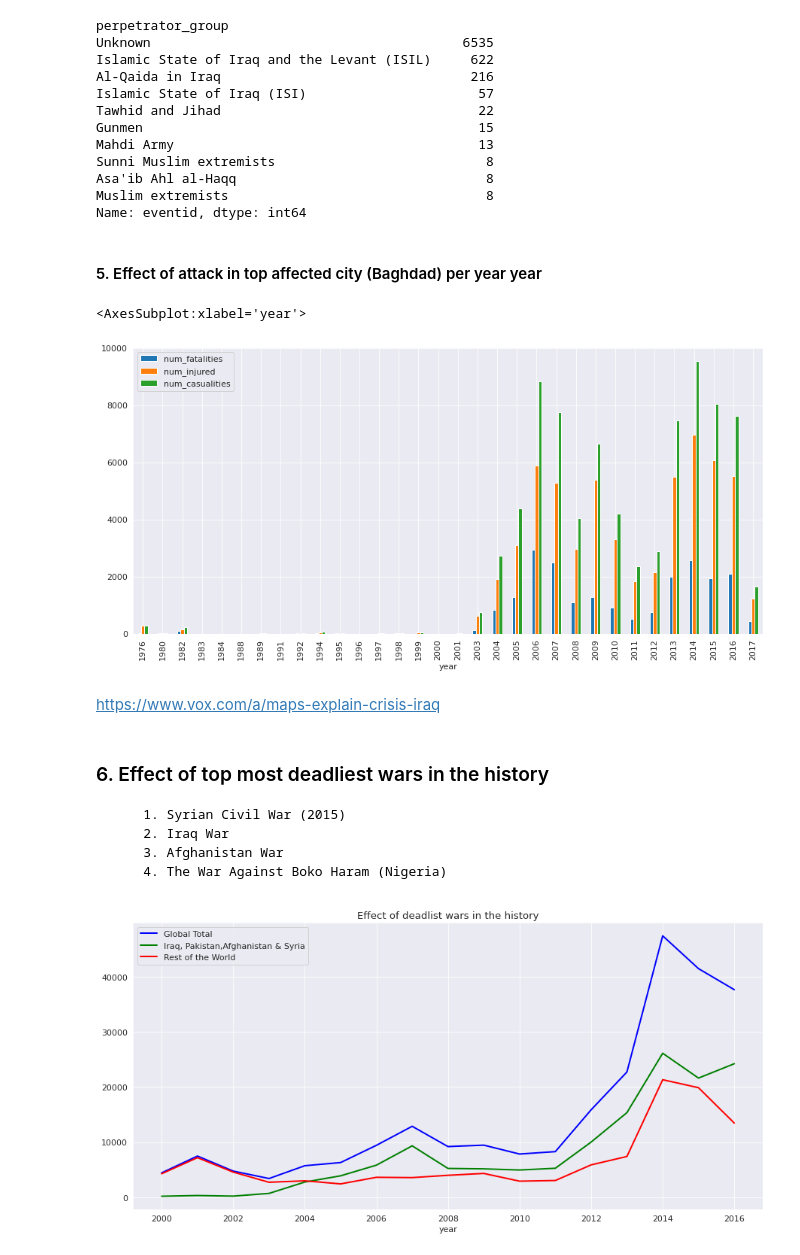
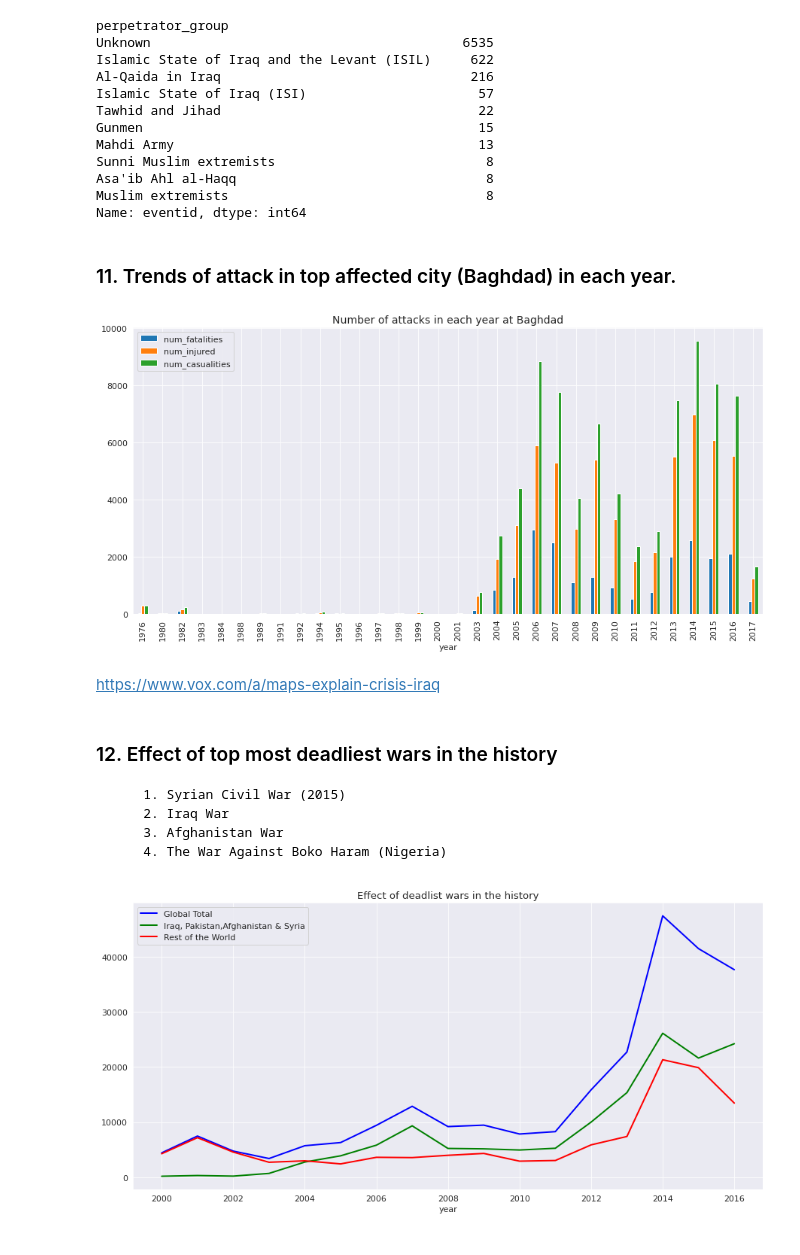
Before and after one commit to JozJozmin/GTD-, a Jupyter notebook: global-terrorism-analysis-capstone-project-ipynb.ipynb, the cells around one changed output. Cells and saved outputs as stored; diff of their text form; code cells hidden in the pictures.

```diff
--- a/global-terrorism-analysis-capstone-project-ipynb.ipynb
+++ b/global-terrorism-analysis-capstone-project-ipynb.ipynb
@@ -646,17 +668,18 @@ Asa'ib Ahl al-Haqq                                8
 Muslim extremists                                 8
 Name: eventid, dtype: int64
 # %% [markdown]
-#### 5. Effect of attack in top affected city (Baghdad) per year year
+### 11. Trends of attack in top affected city (Baghdad) in each year.
 # %%
 baghdad_casualities = baghdad_df.groupby('year')['num_fatalities','num_injured','num_casualities'].sum()
 baghdad_casualities.plot(kind='bar',figsize=(15, 7))
+plt.title('Number of attacks in each year at Baghdad',size = 14)
+plt.show()
 # %% [output]
-<AxesSubplot:xlabel='year'>
-[figure, old version]
+[figure, new version]
 # %% [markdown]
 https://www.vox.com/a/maps-explain-crisis-iraq
 # %% [markdown]
-### 6. Effect of top most deadliest wars in the history
+### 12. Effect of top most deadliest wars in the history
         1. Syrian Civil War (2015)
         2. Iraq War
         3. Afghanistan War
```
Also changed, not shown: parts of 28 cells of this notebook.
